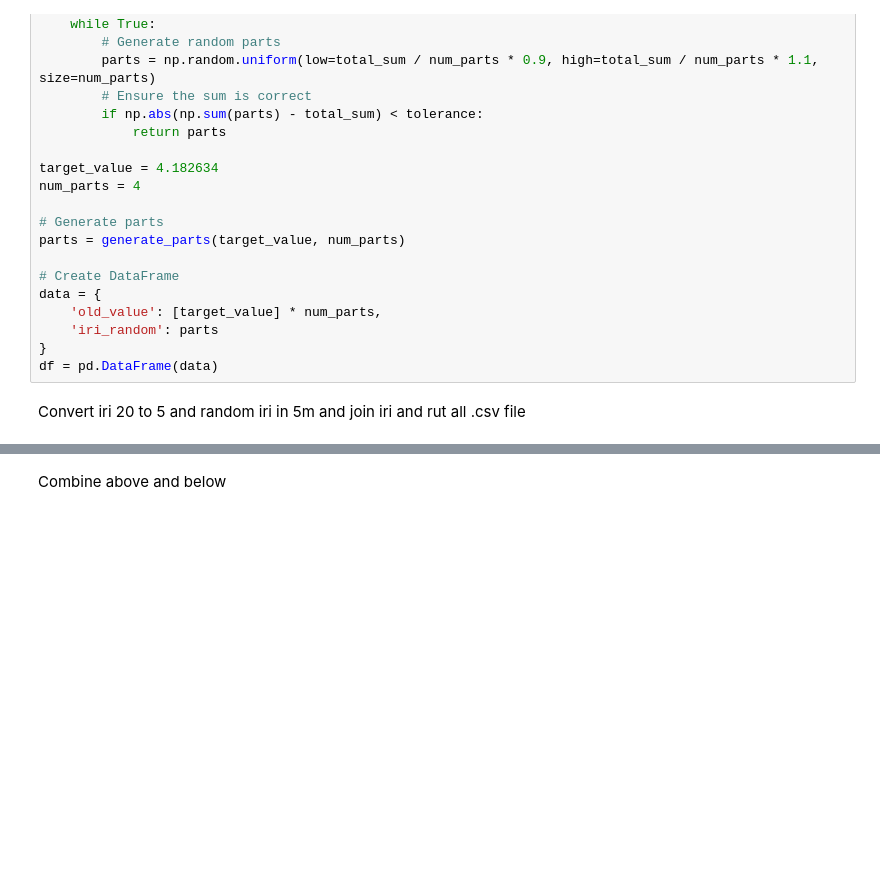
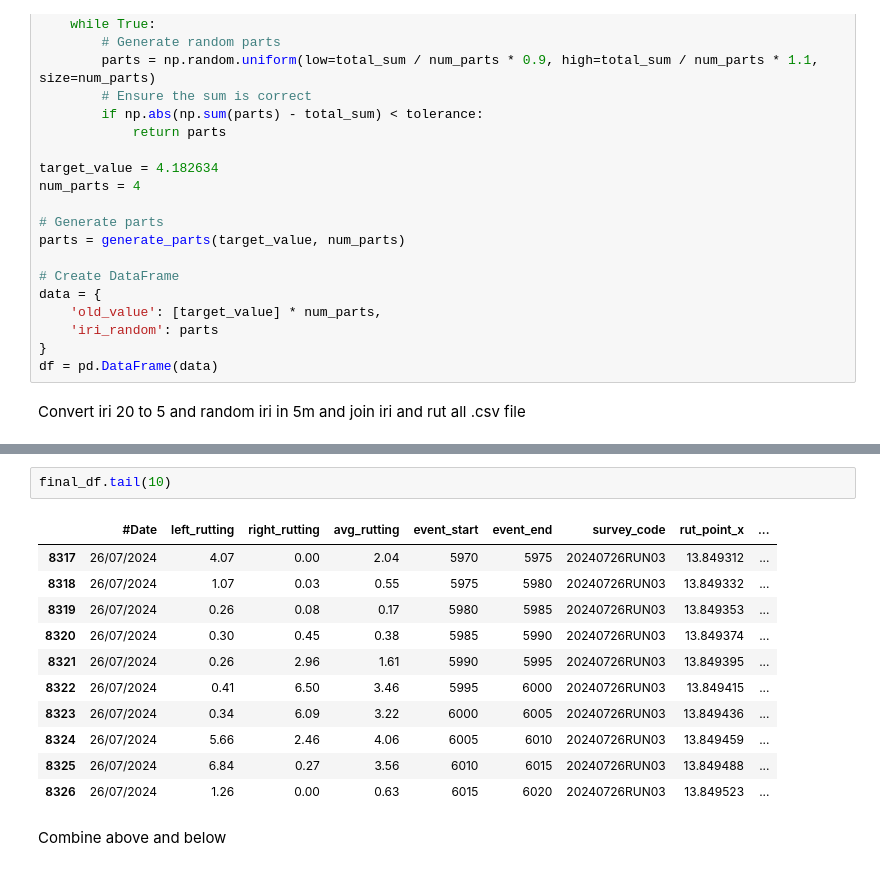
Before and after one commit to ISS-infra/xeno, a Jupyter notebook: joined.ipynb, the cells around one changed output, grey strips where cells are left out. Drawn from its saved outputs; the diff is of its cells as text; blank space fills up the shorter version.

```diff
--- a/joined.ipynb
+++ b/joined.ipynb
@@ -178,6 +180,20 @@ Updated xw_iri_qgis_20240726RUN02.csv into IRI DataFrame.
 Updated xw_rutting_20240726RUN02.csv into Rutting DataFrame.
 Updated xw_iri_qgis_20240726RUN03.csv into IRI DataFrame.
 Updated xw_rutting_20240726RUN03.csv into Rutting DataFrame.
+# %%
+final_df.tail(10)
+# %% [output]
+|  | #Date | left_rutting | right_rutting | avg_rutting | event_start | event_end | survey_code | rut_point_x | ... |
+| 8317 | 26/07/2024 | 4.07 | 0.00 | 2.04 | 5970 | 5975 | 20240726RUN03 | 13.849312 | ... |
+| 8318 | 26/07/2024 | 1.07 | 0.03 | 0.55 | 5975 | 5980 | 20240726RUN03 | 13.849332 | ... |
+| 8319 | 26/07/2024 | 0.26 | 0.08 | 0.17 | 5980 | 5985 | 20240726RUN03 | 13.849353 | ... |
+| 8320 | 26/07/2024 | 0.30 | 0.45 | 0.38 | 5985 | 5990 | 20240726RUN03 | 13.849374 | ... |
+| 8321 | 26/07/2024 | 0.26 | 2.96 | 1.61 | 5990 | 5995 | 20240726RUN03 | 13.849395 | ... |
+| 8322 | 26/07/2024 | 0.41 | 6.50 | 3.46 | 5995 | 6000 | 20240726RUN03 | 13.849415 | ... |
+| 8323 | 26/07/2024 | 0.34 | 6.09 | 3.22 | 6000 | 6005 | 20240726RUN03 | 13.849436 | ... |
+| 8324 | 26/07/2024 | 5.66 | 2.46 | 4.06 | 6005 | 6010 | 20240726RUN03 | 13.849459 | ... |
+| 8325 | 26/07/2024 | 6.84 | 0.27 | 3.56 | 6010 | 6015 | 20240726RUN03 | 13.849488 | ... |
+| 8326 | 26/07/2024 | 1.26 | 0.00 | 0.63 | 6015 | 6020 | 20240726RUN03 | 13.849523 | ... |
 # %% [markdown]
 Combine above and below
 # %%
```
Also changed, not shown: parts of 20 cells of this notebook, 10 other files.
